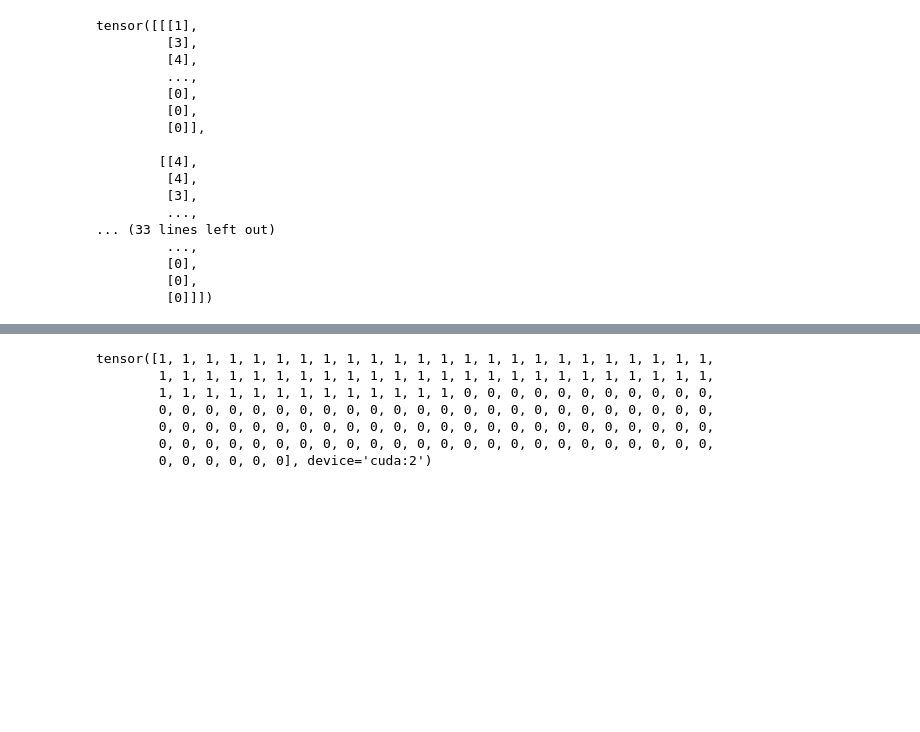
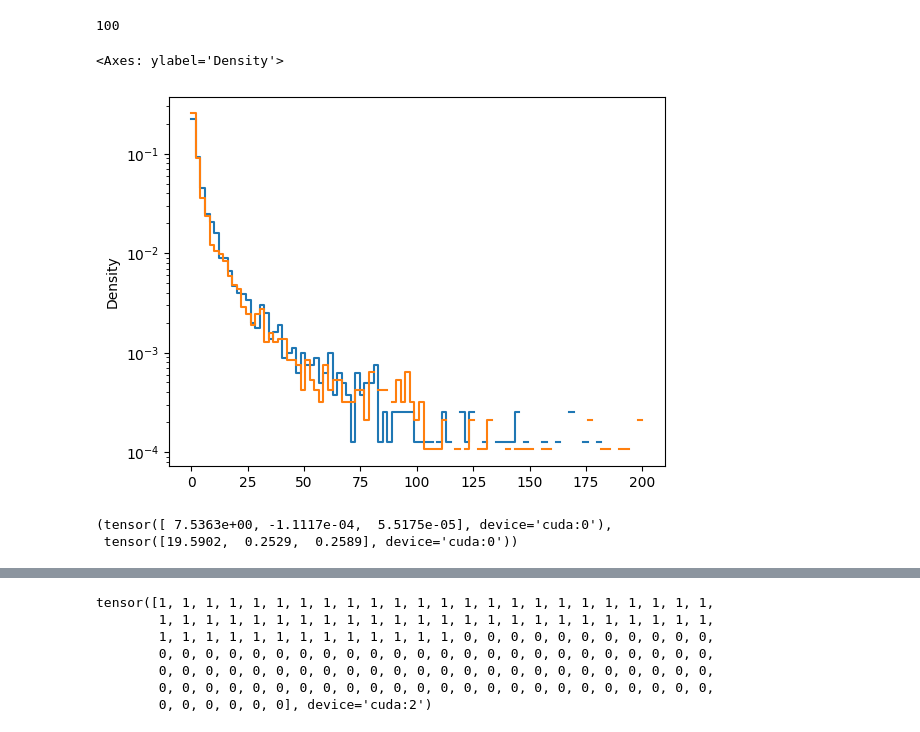
Before and after one commit to dfaroughy/Multimodal-flows, a Jupyter notebook: notebooks/CFM_results.ipynb, the cells around one changed output, grey strips where cells are left out. Saved outputs shown, nothing was run; the diff lists cells and outputs as text; code cells hidden in the pictures; blank space fills up the shorter version.

```diff
--- a/notebooks/CFM_results.ipynb
+++ b/notebooks/CFM_results.ipynb
@@ -22,20 +0,0 @@ onehot = F.one_hot(jets.discrete.squeeze(-1), config.vocab_size).float()
-# %%
-jets.discrete
-# %% [output]
-tensor([[[1],
-         [3],
-         [4],
-         ...,
-         [0],
-         [0],
-         [0]],
-
-        [[4],
-         [4],
-         [3],
-         ...,
-... (33 lines left out)
-         ...,
-         [0],
-         [0],
-         [0]]])
@@ -41,0 +38,27 @@ tensor([[[1],
+# %%
+sample = cfm.simulate_dynamics(data)
+mu = torch.tensor(cfm.config.metadata['mean']).to(cfm.device)
+std = torch.tensor(cfm.config.metadata['std']).to(cfm.device)
+sample.target.continuous = sample.target.continuous * std + mu
+sample.target.apply_mask()
+# %% [output]
+100
+# %%
+import seaborn as sns
+pt = sample.target.continuous[...,0][sample.target.mask.squeeze(-1) > 0].cpu()
+eta = sample.target.continuous[...,1][sample.target.mask.squeeze(-1) > 0].cpu()
+phi = sample.target.continuous[...,2][sample.target.mask.squeeze(-1) > 0].cpu()
+
+plt.figure(figsize=(10, 5))
+
+bins = np.linspace(0,200,100)
+sns.histplot(pt.detach().numpy(), bins=bins, stat='density', element='step', fill=False, log_scale=(False, True), ax=ax[])
+sns.histplot(test.continuous[...,0][test.mask.squeeze(-1) > 0].cpu().numpy(), bins=bins, stat='density', element='step', fill=False, log_scale=(False, True))
+# %% [output]
+<Axes: ylabel='Density'>
+[figure, added]
+# %%
+mu, std
+# %% [output]
+(tensor([ 7.5363e+00, -1.1117e-04,  5.5175e-05], device='cuda:0'),
+ tensor([19.5902,  0.2529,  0.2589], device='cuda:0'))
```
Also changed, not shown: parts of 8 cells of this notebook, 6 other files.
